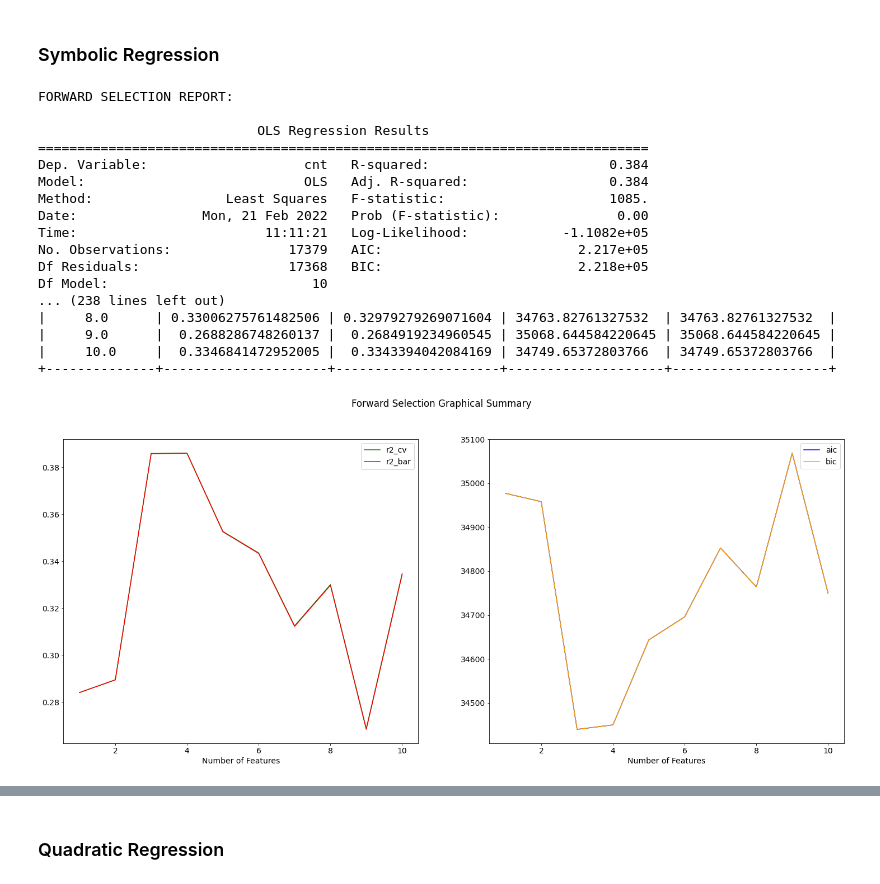
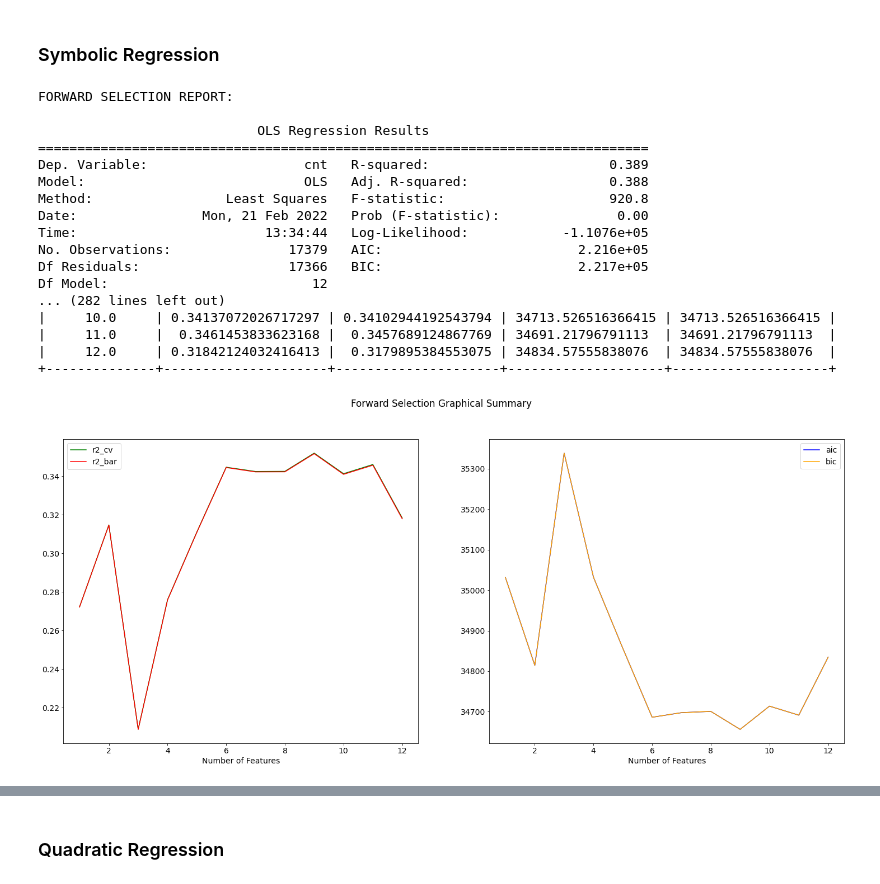
Before and after one commit to sking115422/DS2_P1, a Jupyter notebook: python/bike_sharing.ipynb, the cells around one changed output, grey strips where cells are left out. Drawn from its saved outputs; the diff is of its cells as text; code cells hidden in the pictures.

Commit message:
Bike sharing (basically) done

```diff
--- a/python/bike_sharing.ipynb
+++ b/python/bike_sharing.ipynb
@@ -49,0 +27,2 @@ y = df.iloc[:,-1]
+# %%
+b_df = get_bike_sharing_df() # See method in Model_Parent
@@ -50,3 +45,8 @@ y = df.iloc[:,-1]
+# %%
+# Drops the Casual and Registered rental count columns along with total rented bikes since they are essentially the same metric
+X = b_df.iloc[:, :-3]
+# We are trying to predict total bikes rented, not just casual or registered users
+y = b_df.iloc[:, -1]
 # %% [markdown]
 ## Generating Models
 # %% [markdown]
@@ -253,26 +253,26 @@ Df Model:                          10
 # %% [markdown]
 ### Symbolic Regression
 # %%
-sym_reg = SymbolicRegressor()
+model = SymbolicRegressor()
 # %%
-forwardSelection(sym_reg, X, y)
+forwardSelection(model, X, y)
 # %% [output]
 FORWARD SELECTION REPORT:
 
                             OLS Regression Results
 ==============================================================================
-Dep. Variable:                    cnt   R-squared:                       0.384
-Model:                            OLS   Adj. R-squared:                  0.384
-Method:                 Least Squares   F-statistic:                     1085.
+Dep. Variable:                    cnt   R-squared:                       0.389
+Model:                            OLS   Adj. R-squared:                  0.388
+Method:                 Least Squares   F-statistic:                     920.8
 Date:                Mon, 21 Feb 2022   Prob (F-statistic):               0.00
-Time:                        11:11:21   Log-Likelihood:            -1.1082e+05
-No. Observations:               17379   AIC:                         2.217e+05
-Df Residuals:                   17368   BIC:                         2.218e+05
-Df Model:                          10
-... (238 lines left out)
-|     8.0      | 0.33006275761482506 | 0.32979279269071604 | 34763.82761327532  | 34763.82761327532  |
-|     9.0      |  0.2688286748260137 |  0.2684919234960545 | 35068.644584220645 | 35068.644584220645 |
-|     10.0     |  0.3346841472952005 |  0.3343394042084169 | 34749.65372803766  | 34749.65372803766  |
+Time:                        13:34:44   Log-Likelihood:            -1.1076e+05
+No. Observations:               17379   AIC:                         2.216e+05
+Df Residuals:                   17366   BIC:                         2.217e+05
+Df Model:                          12
+... (282 lines left out)
+|     10.0     | 0.34137072026717297 | 0.34102944192543794 | 34713.526516366415 | 34713.526516366415 |
+|     11.0     |  0.3461453833623168 |  0.3457689124867769 | 34691.21796791113  | 34691.21796791113  |
+|     12.0     | 0.31842124032416413 |  0.3179895384553075 | 34834.57555838076  | 34834.57555838076  |
 +--------------+---------------------+---------------------+--------------------+--------------------+
-[figure, old version]
+[figure, new version]
 # %%
```
Also changed, not shown: parts of 37 cells of this notebook, 1 other file.
